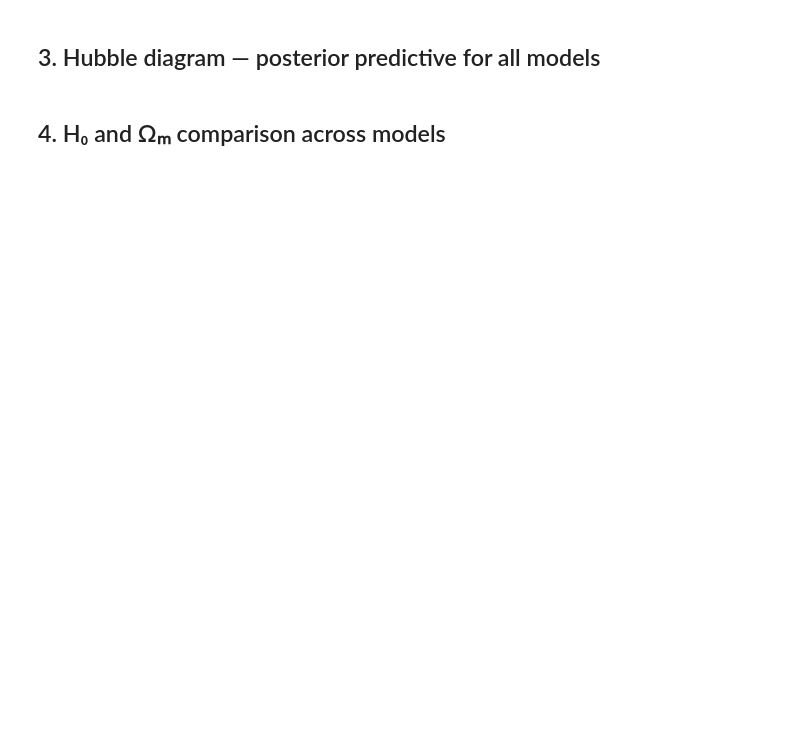
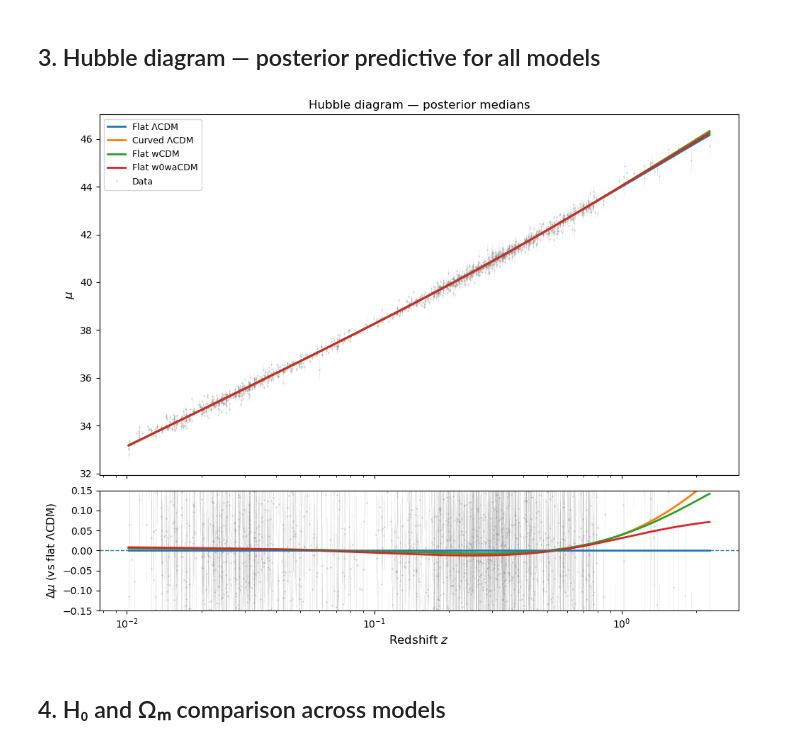
Before and after one commit to edwphysics/advanced_lab, a Jupyter notebook: topic2_pantheon_plus/pantheon_comparison.ipynb, the cells around one changed output. Saved outputs shown, nothing was run; the diff lists cells and outputs as text; code cells hidden in the pictures; blank space fills up the shorter version.

```diff
--- a/topic2_pantheon_plus/pantheon_comparison.ipynb
+++ b/topic2_pantheon_plus/pantheon_comparison.ipynb
@@ -19,6 +19,10 @@ df   = df[mask].reset_index(drop=True)
 z    = df['zHD'].values
 mB   = df['mB'].values;  x1 = df['x1'].values;  c = df['c'].values
 mB_err = df['mBERR'].values; x1_err = df['x1ERR'].values; c_err = df['cERR'].values
+
+# M fixed to SH0ES calibration — breaks H0-M degeneracy
+# SNe Ia alone cannot constrain H0 absolutely without an external distance anchor
+M_fixed = -19.253
 # %% [markdown]
 ## 1. Load chains
 # %%
@@ -37,12 +41,12 @@ cosmo_labels = {
     'Flat w0waCDM': [r'$H_0$', r'$\Omega_m$', r'$w_0$', r'$w_a$'],
 }
 all_labels = {
-    'Flat ΛCDM'   : [r'$H_0$', r'$\Omega_m$', r'$\alpha$', r'$\beta$', r'$M$'],
-    'Curved ΛCDM' : [r'$H_0$', r'$\Omega_m$', r'$\Omega_k$', r'$\alpha$', r'$\beta$', r'$M$'],
-    'Flat wCDM'   : [r'$H_0$', r'$\Omega_m$', r'$w$', r'$\alpha$', r'$\beta$', r'$M$'],
-    'Flat w0waCDM': [r'$H_0$', r'$\Omega_m$', r'$w_0$', r'$w_a$', r'$\alpha$', r'$\beta$', r'$M$'],
+    'Flat ΛCDM'   : [r'$H_0$', r'$\Omega_m$', r'$\alpha$', r'$\beta$'],
+    'Curved ΛCDM' : [r'$H_0$', r'$\Omega_m$', r'$\Omega_k$', r'$\alpha$', r'$\beta$'],
+    'Flat wCDM'   : [r'$H_0$', r'$\Omega_m$', r'$w$', r'$\alpha$', r'$\beta$'],
+    'Flat w0waCDM': [r'$H_0$', r'$\Omega_m$', r'$w_0$', r'$w_a$', r'$\alpha$', r'$\beta$'],
 }
-n_cosmo = {k: len(v) for k, v in cosmo_labels.items()}
+n_cosmo = {k: len(v) for k, v in cosmo_labels.items()}  # sin cambios
 
 for name, f in flat.items():
     print(f'{name:15s}: {f.shape[0]:6d} samples')
@@ -77,9 +104,9 @@ def mu_theory(z, name, theta_cosmo):
 COLORS = {'Flat ΛCDM': 'C0', 'Curved ΛCDM': 'C1', 'Flat wCDM': 'C2', 'Flat w0waCDM': 'C3'}
 z_th   = np.geomspace(z.min(), z.max(), 400)
 
-# Use median nuisance params of flat ΛCDM for data plotting
-a_med, b_med, M_med = np.median(flat['Flat ΛCDM'][:, 2:], axis=0)
-mu_o_plot = mB + a_med*x1 - b_med*c - M_med
+# M is fixed — only α and β are in the chain
+a_med, b_med = np.median(flat['Flat ΛCDM'][:, 2:], axis=0)
+mu_o_plot = mB + a_med*x1 - b_med*c - M_fixed
 sig_plot  = np.sqrt(mB_err**2 + (a_med*x1_err)**2 + (b_med*c_err)**2)
 
 # Median theoretical line for each model
@@ -88,33 +115,35 @@ fig, axes = plt.subplots(2, 1, figsize=(10, 8),
 ax, ax_res = axes
 
 ax.errorbar(z, mu_o_plot, yerr=sig_plot, fmt='.', color='gray',
             alpha=0.2, ms=2, elinewidth=0.4, capsize=0, label='Data', zorder=1)
 
 # Reference: flat ΛCDM median
 med_ref  = np.median(flat['Flat ΛCDM'], axis=0)
 mu_ref   = mu_theory(z_th, 'Flat ΛCDM', med_ref)
 mu_ref_z = mu_theory(z, 'Flat ΛCDM', med_ref)
 
 for name, f in flat.items():
     nc   = n_cosmo[name]
     med  = np.median(f, axis=0)
     mu_c = mu_theory(z_th, name, med[:nc])
     ax.plot(z_th, mu_c, color=COLORS[name], lw=2, label=name)
     ax_res.plot(z_th, mu_c - mu_ref, color=COLORS[name], lw=2)
 
 ax_res.errorbar(z, mu_o_plot - mu_ref_z, yerr=sig_plot, fmt='.', color='gray',
                 alpha=0.2, ms=2, elinewidth=0.4, capsize=0, zorder=1)
 ax_res.axhline(0, color='C0', lw=1, ls='--')
 ax_res.set_ylabel(r'$\Delta\mu$ (vs flat ΛCDM)', fontsize=11)
 ax_res.set_xlabel('Redshift $z$', fontsize=12)
 ax_res.set_ylim(-0.15, 0.15)
 ax.set_ylabel(r'$\mu$', fontsize=12)
 ax.set_title('Hubble diagram — posterior medians', fontsize=12)
 ax.legend(fontsize=9); ax.set_xscale('log')
 ax_res.set_xscale('log')
 plt.tight_layout()
 plt.savefig('plots/hubble_comparison.png', dpi=130, bbox_inches='tight')
 plt.show()
+# %% [output]
+[figure, added]
 # %% [markdown]
 ## 4. H₀ and Ωₘ comparison across models
 # %%
```
Also changed, not shown: parts of 5 cells of this notebook, 4 other files.
